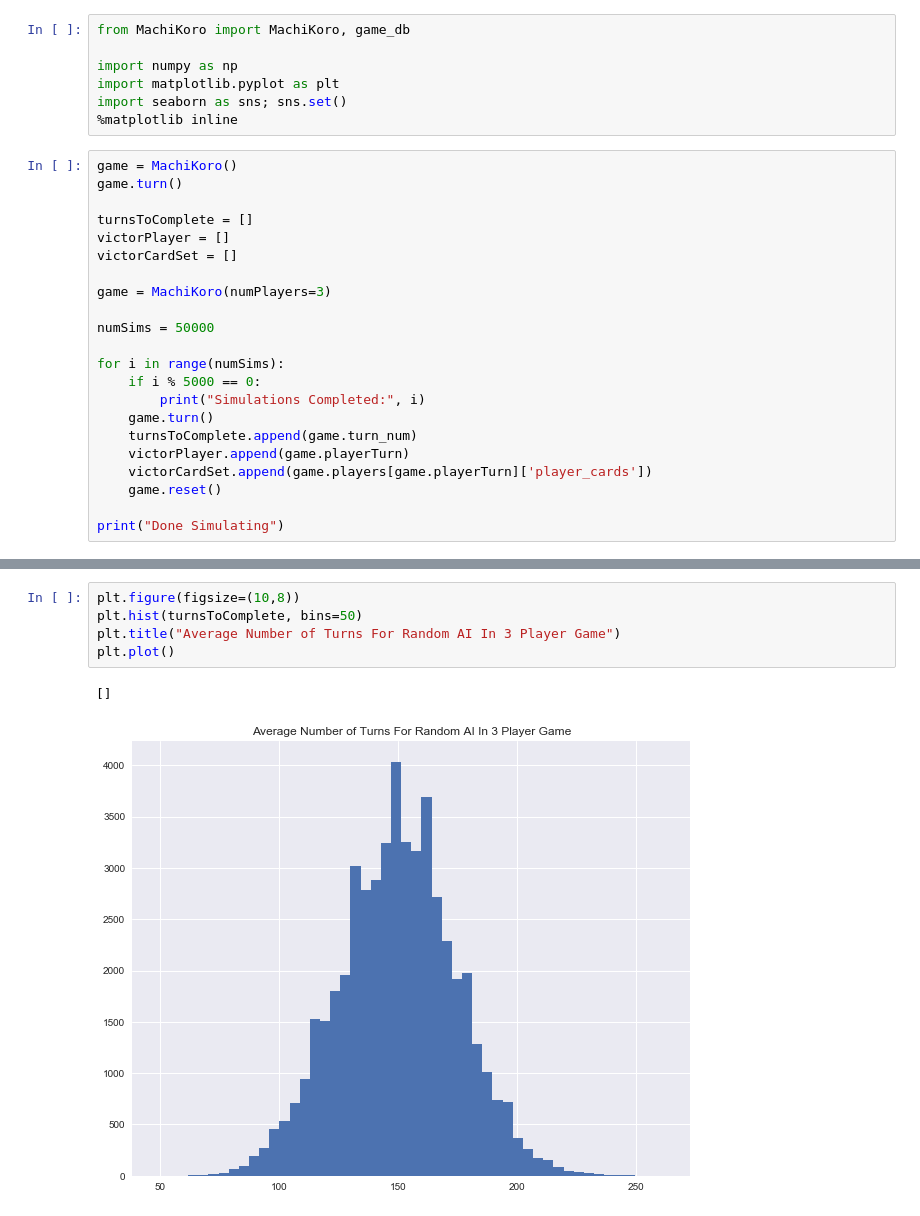
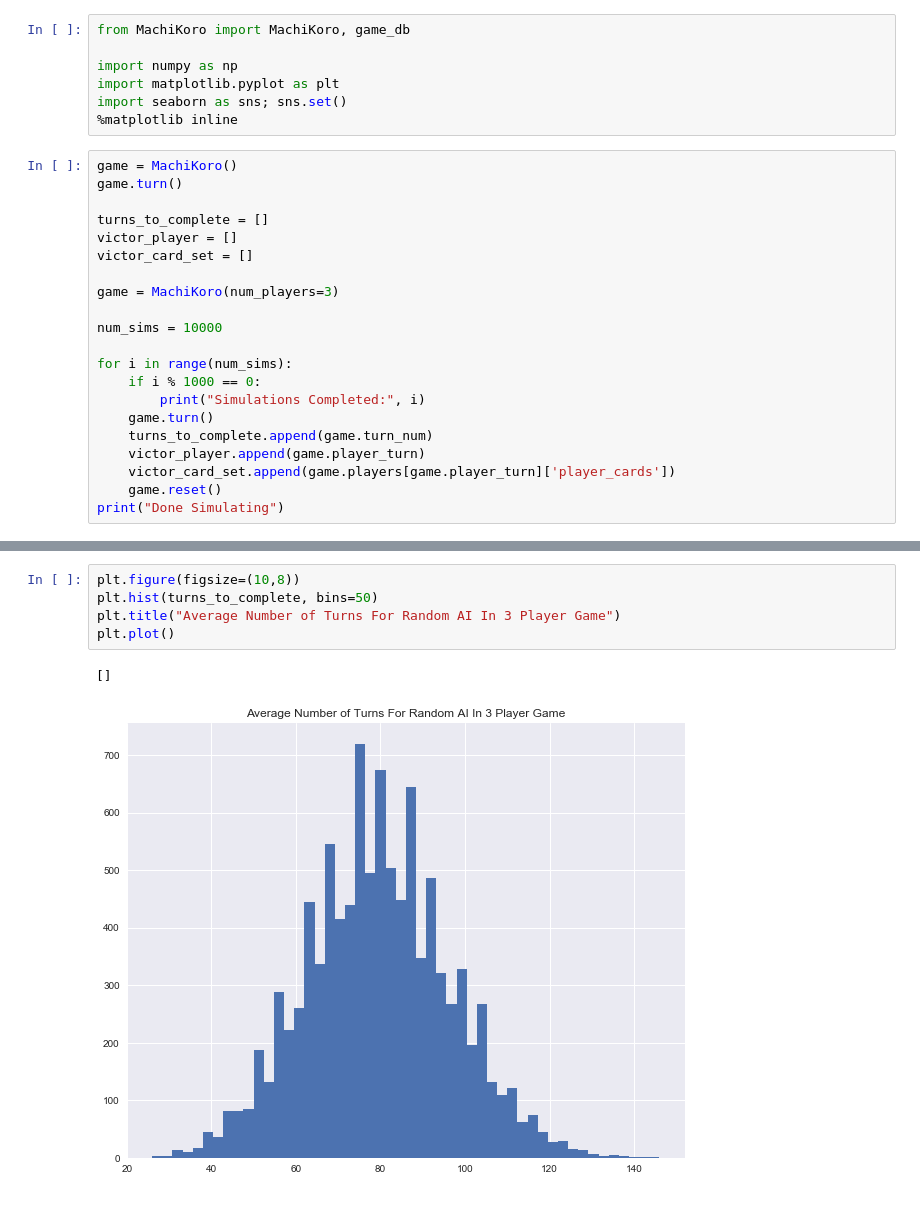
Before and after one commit to cainsoltoff/MachiKoro, a Jupyter notebook: MachiKoroAIAnalysis.ipynb, the cells around one changed output, grey strips where cells are left out. Cells and saved outputs as stored; diff of their text form.

```diff
--- a/MachiKoroAIAnalysis.ipynb
+++ b/MachiKoroAIAnalysis.ipynb
@@ -15,23 +15,22 @@ import seaborn as sns; sns.set()
 game = MachiKoro()
 game.turn()
 
-turnsToComplete = []
-victorPlayer = []
-victorCardSet = []
+turns_to_complete = []
+victor_player = []
+victor_card_set = []
 
-game = MachiKoro(numPlayers=3)
+game = MachiKoro(num_players=3)
 
-numSims = 50000
+num_sims = 10000
 
-for i in range(numSims):
-    if i % 5000 == 0:
+for i in range(num_sims):
+    if i % 1000 == 0:
         print("Simulations Completed:", i)
     game.turn()
-    turnsToComplete.append(game.turn_num)
-    victorPlayer.append(game.playerTurn)
-    victorCardSet.append(game.players[game.playerTurn]['player_cards'])
+    turns_to_complete.append(game.turn_num)
+    victor_player.append(game.player_turn)
+    victor_card_set.append(game.players[game.player_turn]['player_cards'])
     game.reset()
-
 print("Done Simulating")
 # %% [output]
 Simulations Completed: 0
@@ -47,11 +46,11 @@ Simulations Completed: 45000
 Done Simulating
 # %%
 plt.figure(figsize=(10,8))
-plt.hist(turnsToComplete, bins=50)
+plt.hist(turns_to_complete, bins=50)
 plt.title("Average Number of Turns For Random AI In 3 Player Game")
 plt.plot()
 # %% [output]
 []
-[figure, old version]
+[figure, new version]
 # %%
 from collections import Counter
```
Also changed, not shown: parts of 5 cells of this notebook, 2 other files.
